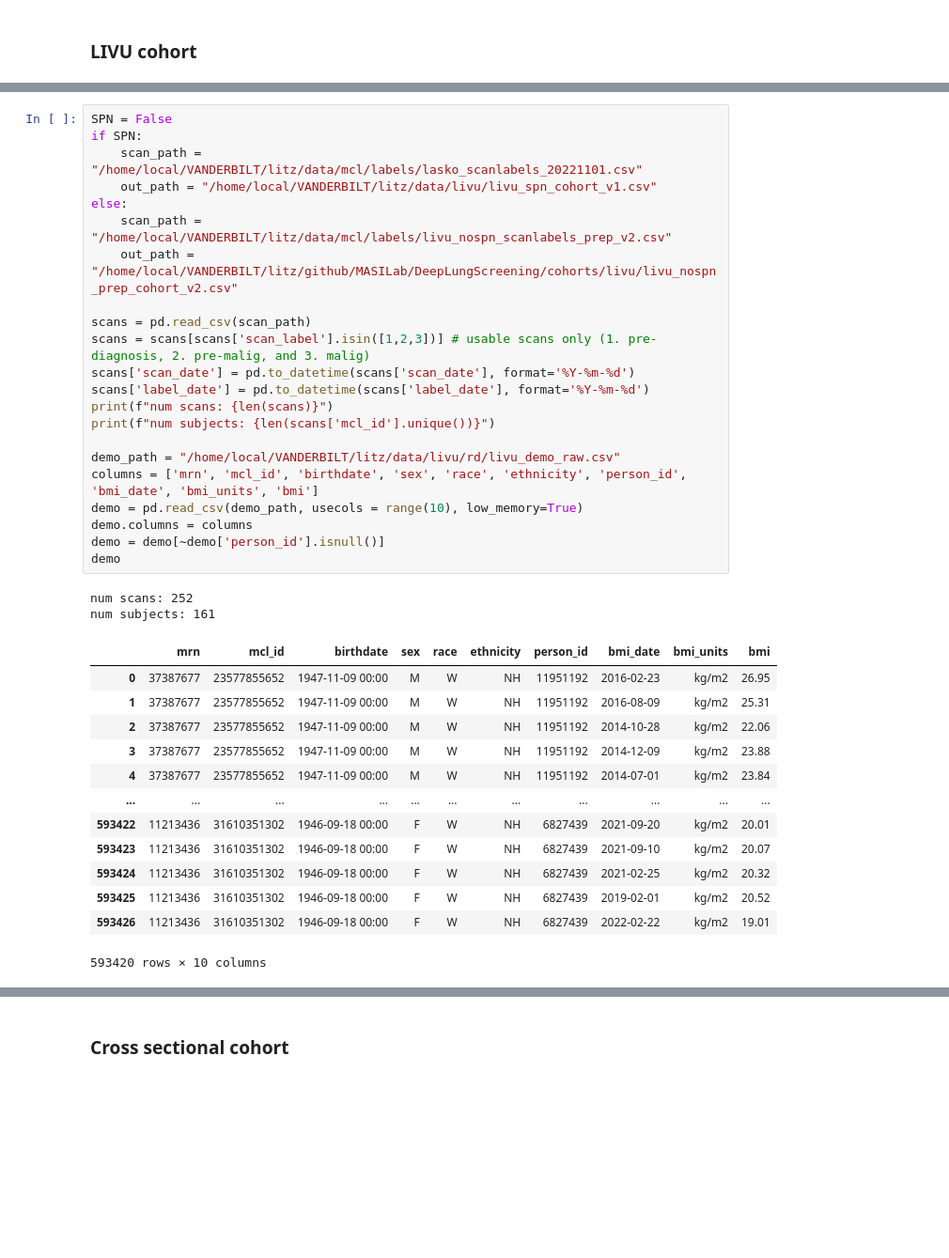
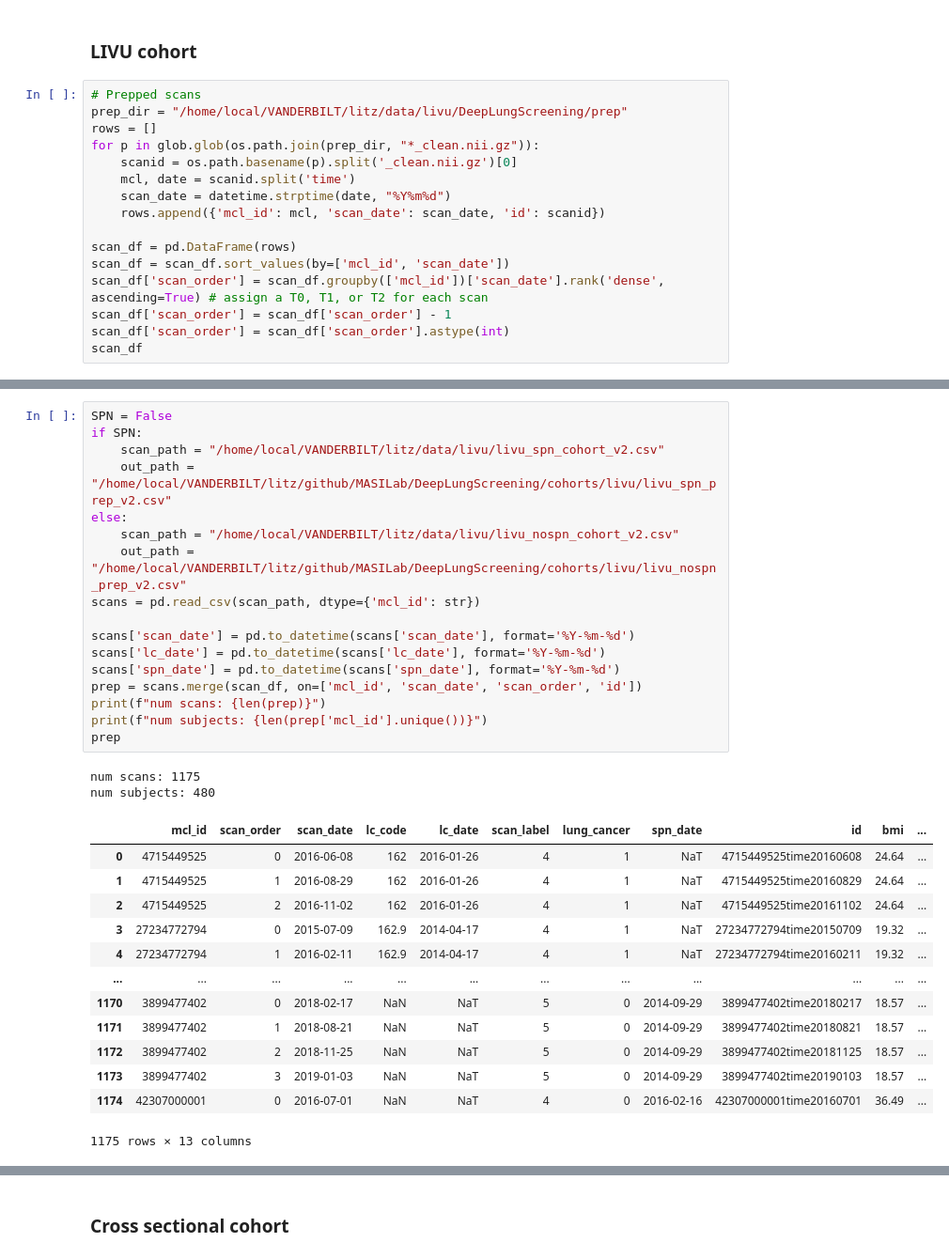
Before and after one commit to MASILab/DeepLungScreening, a Jupyter notebook: notebooks/livu_cohort.ipynb, the cells around one changed output, grey strips where cells are left out. Shown at 94% size. Saved outputs shown, nothing was run; the diff lists cells and outputs as text; blank space fills up the shorter version.

```diff
--- a/notebooks/livu_cohort.ipynb
+++ b/notebooks/livu_cohort.ipynb
@@ -61,3 +62,19 @@ all_prepscans = pd.DataFrame(rows)
 all_prepscans.to_csv(all_prepscans_path, index=False)
 # %% [markdown]
 ### LIVU cohort
+# %%
+# Prepped scans
+prep_dir = "/home/local/VANDERBILT/litz/data/livu/DeepLungScreening/prep"
+rows = []
+for p in glob.glob(os.path.join(prep_dir, "*_clean.nii.gz")):
+    scanid = os.path.basename(p).split('_clean.nii.gz')[0]
+    mcl, date = scanid.split('time')
+    scan_date = datetime.strptime(date, "%Y%m%d")
+    rows.append({'mcl_id': mcl, 'scan_date': scan_date, 'id': scanid})
+
+scan_df = pd.DataFrame(rows)
+scan_df = scan_df.sort_values(by=['mcl_id', 'scan_date'])
+scan_df['scan_order'] = scan_df.groupby(['mcl_id'])['scan_date'].rank('dense', ascending=True) # assign a T0, T1, or T2 for each scan
+scan_df['scan_order'] = scan_df['scan_order'] - 1
+scan_df['scan_order'] = scan_df['scan_order'].astype(int)
+scan_df
@@ -64,38 +95,33 @@ all_prepscans.to_csv(all_prepscans_path, index=False)
 # %%
 SPN = False
 if SPN:
-    scan_path = "/home/local/VANDERBILT/litz/data/mcl/labels/lasko_scanlabels_20221101.csv"
-    out_path = "/home/local/VANDERBILT/litz/data/livu/livu_spn_cohort_v1.csv"
+    scan_path = "/home/local/VANDERBILT/litz/data/livu/livu_spn_cohort_v2.csv"
+    out_path = "/home/local/VANDERBILT/litz/github/MASILab/DeepLungScreening/cohorts/livu/livu_spn_prep_v2.csv"
 else:
-    scan_path = "/home/local/VANDERBILT/litz/data/mcl/labels/livu_nospn_scanlabels_prep_v2.csv"
-    out_path = "/home/local/VANDERBILT/litz/github/MASILab/DeepLungScreening/cohorts/livu/livu_nospn_prep_cohort_v2.csv"
+    scan_path = "/home/local/VANDERBILT/litz/data/livu/livu_nospn_cohort_v2.csv"
+    out_path = "/home/local/VANDERBILT/litz/github/MASILab/DeepLungScreening/cohorts/livu/livu_nospn_prep_v2.csv"
+scans = pd.read_csv(scan_path, dtype={'mcl_id': str})
 
-scans = pd.read_csv(scan_path)
-scans = scans[scans['scan_label'].isin([1,2,3])] # usable scans only (1. pre-diagnosis, 2. pre-malig, and 3. malig)
 scans['scan_date'] = pd.to_datetime(scans['scan_date'], format='%Y-%m-%d')
-scans['label_date'] = pd.to_datetime(scans['label_date'], format='%Y-%m-%d')
-print(f"num scans: {len(scans)}")
-print(f"num subjects: {len(scans['mcl_id'].unique())}")
-
-demo_path = "/home/local/VANDERBILT/litz/data/livu/rd/livu_demo_raw.csv"
-columns = ['mrn', 'mcl_id', 'birthdate', 'sex', 'race', 'ethnicity', 'person_id', 'bmi_date', 'bmi_units', 'bmi']
-demo = pd.read_csv(demo_path, usecols = range(10), low_memory=True)
-demo.columns = columns
-demo = demo[~demo['person_id'].isnull()]
-demo
+scans['lc_date'] = pd.to_datetime(scans['lc_date'], format='%Y-%m-%d')
+scans['spn_date'] = pd.to_datetime(scans['spn_date'], format='%Y-%m-%d')
+prep = scans.merge(scan_df, on=['mcl_id', 'scan_date', 'scan_order', 'id'])
+print(f"num scans: {len(prep)}")
+print(f"num subjects: {len(prep['mcl_id'].unique())}")
+prep
 # %% [output]
-num scans: 252
-num subjects: 161
+num scans: 1175
+num subjects: 480
-|  | mrn | mcl_id | birthdate | sex | race | ethnicity | person_id | bmi_date | bmi_units | bmi |
-| 0 | 37387677 | 23577855652 | 1947-11-09 00:00 | M | W | NH | 11951192 | 2016-02-23 | kg/m2 | 26.95 |
-| 1 | 37387677 | 23577855652 | 1947-11-09 00:00 | M | W | NH | 11951192 | 2016-08-09 | kg/m2 | 25.31 |
-| 2 | 37387677 | 23577855652 | 1947-11-09 00:00 | M | W | NH | 11951192 | 2014-10-28 | kg/m2 | 22.06 |
-| 3 | 37387677 | 23577855652 | 1947-11-09 00:00 | M | W | NH | 11951192 | 2014-12-09 | kg/m2 | 23.88 |
-| 4 | 37387677 | 23577855652 | 1947-11-09 00:00 | M | W | NH | 11951192 | 2014-07-01 | kg/m2 | 23.84 |
-| ... | ... | ... | ... | ... | ... | ... | ... | ... | ... | ... |
-| 593422 | 11213436 | 31610351302 | 1946-09-18 00:00 | F | W | NH | 6827439 | 2021-09-20 | kg/m2 | 20.01 |
-| 593423 | 11213436 | 31610351302 | 1946-09-18 00:00 | F | W | NH | 6827439 | 2021-09-10 | kg/m2 | 20.07 |
-| 593424 | 11213436 | 31610351302 | 1946-09-18 00:00 | F | W | NH | 6827439 | 2021-02-25 | kg/m2 | 20.32 |
-| 593425 | 11213436 | 31610351302 | 1946-09-18 00:00 | F | W | NH | 6827439 | 2019-02-01 | kg/m2 | 20.52 |
-| 593426 | 11213436 | 31610351302 | 1946-09-18 00:00 | F | W | NH | 6827439 | 2022-02-22 | kg/m2 | 19.01 |
+|  | mcl_id | scan_order | scan_date | lc_code | lc_date | scan_label | lung_cancer | spn_date | id | bmi | ... |
+| 0 | 4715449525 | 0 | 2016-06-08 | 162 | 2016-01-26 | 4 | 1 | NaT | 4715449525time20160608 | 24.64 | ... |
+| 1 | 4715449525 | 1 | 2016-08-29 | 162 | 2016-01-26 | 4 | 1 | NaT | 4715449525time20160829 | 24.64 | ... |
+| 2 | 4715449525 | 2 | 2016-11-02 | 162 | 2016-01-26 | 4 | 1 | NaT | 4715449525time20161102 | 24.64 | ... |
+| 3 | 27234772794 | 0 | 2015-07-09 | 162.9 | 2014-04-17 | 4 | 1 | NaT | 27234772794time20150709 | 19.32 | ... |
+| 4 | 27234772794 | 1 | 2016-02-11 | 162.9 | 2014-04-17 | 4 | 1 | NaT | 27234772794time20160211 | 19.32 | ... |
+| ... | ... | ... | ... | ... | ... | ... | ... | ... | ... | ... | ... |
+| 1170 | 3899477402 | 0 | 2018-02-17 | NaN | NaT | 5 | 0 | 2014-09-29 | 3899477402time20180217 | 18.57 | ... |
+| 1171 | 3899477402 | 1 | 2018-08-21 | NaN | NaT | 5 | 0 | 2014-09-29 | 3899477402time20180821 | 18.57 | ... |
+| 1172 | 3899477402 | 2 | 2018-11-25 | NaN | NaT | 5 | 0 | 2014-09-29 | 3899477402time20181125 | 18.57 | ... |
+| 1173 | 3899477402 | 3 | 2019-01-03 | NaN | NaT | 5 | 0 | 2014-09-29 | 3899477402time20190103 | 18.57 | ... |
+| 1174 | 42307000001 | 0 | 2016-07-01 | NaN | NaT | 4 | 0 | 2016-02-16 | 42307000001time20160701 | 36.49 | ... |
-593420 rows × 10 columns
+1175 rows × 13 columns
```
Also changed, not shown: parts of 19 cells of this notebook, 10 other files.
